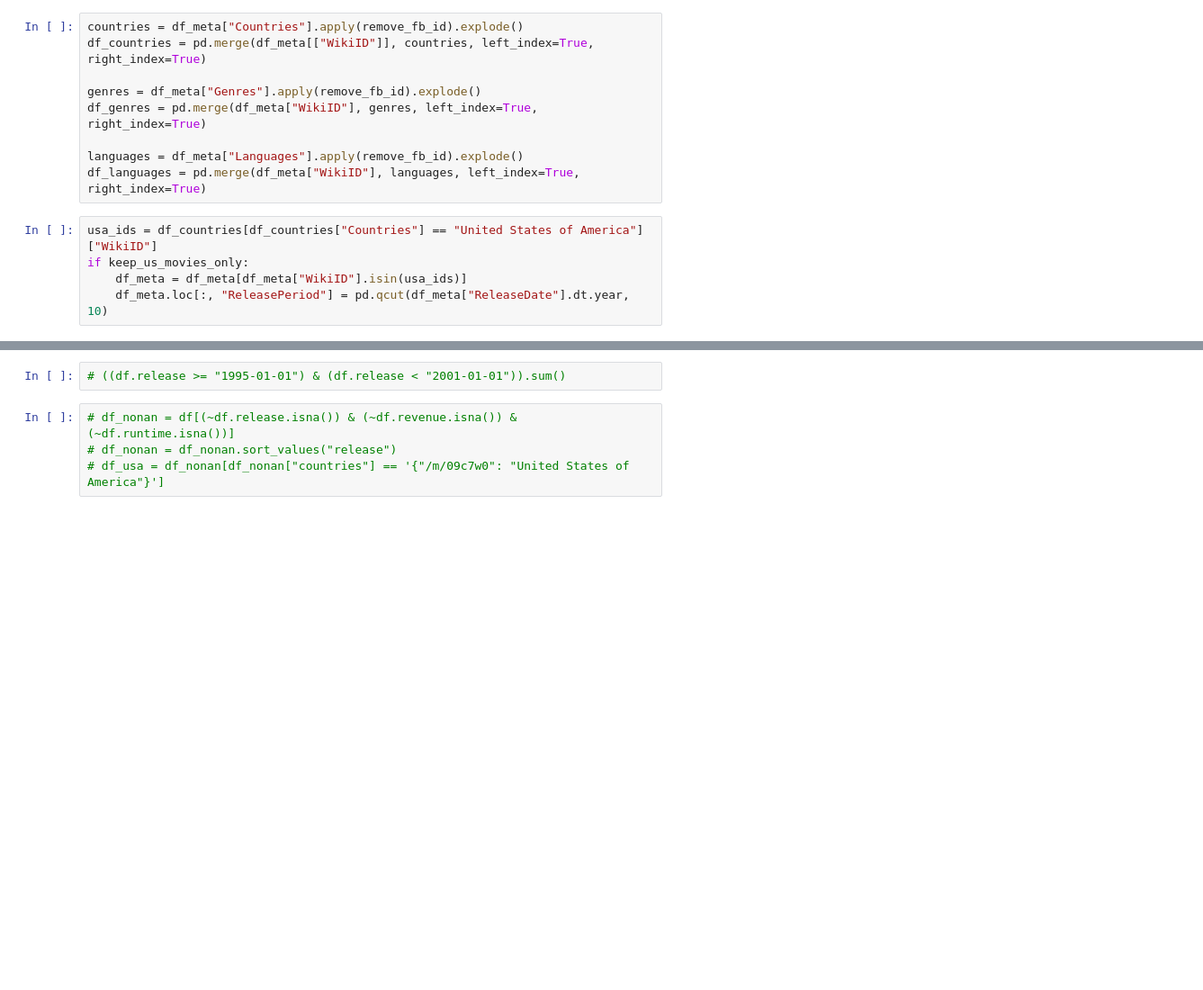
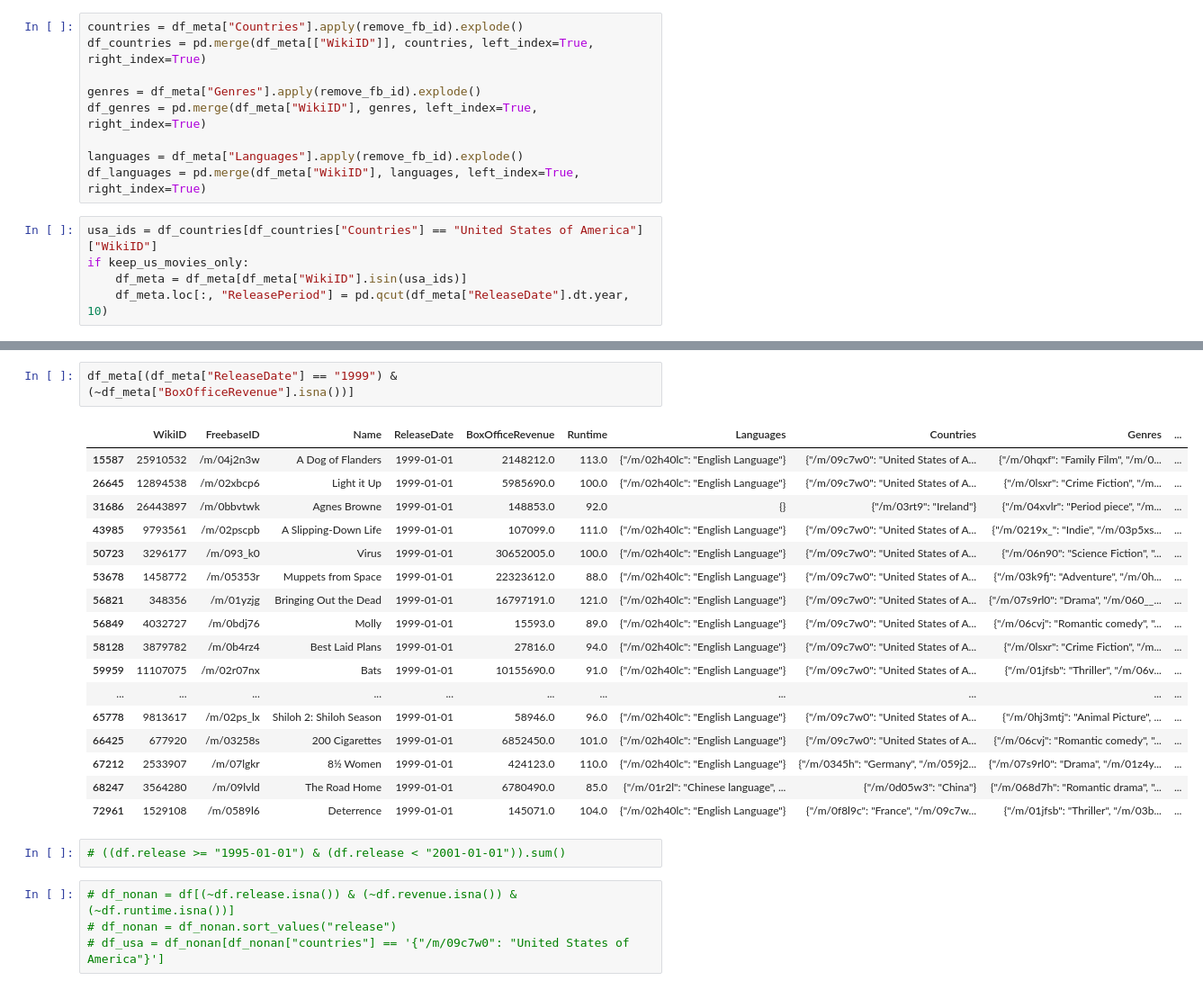
Before and after one commit to epfl-ada/ada-2022-project-adamax, a Jupyter notebook: src/nb_metadata.ipynb, the cells around one changed output, grey strips where cells are left out. Shown: that part at 90% size. Cells and saved outputs as stored; diff of their text form; blank space fills up the shorter version.

```diff
--- a/src/nb_metadata.ipynb
+++ b/src/nb_metadata.ipynb
@@ -71,3 +76,23 @@ pd.concat(genre_dfs.values(), axis=1, keys=genre_list).plot.line(figsize=(15,7))
+# %%
+df_meta[(df_meta["ReleaseDate"] == "1999") & (~df_meta["BoxOfficeRevenue"].isna())]
+# %% [output]
+|  | WikiID | FreebaseID | Name | ReleaseDate | BoxOfficeRevenue | Runtime | Languages | Countries | Genres | ... |
+| 15587 | 25910532 | /m/04j2n3w | A Dog of Flanders | 1999-01-01 | 2148212.0 | 113.0 | {"/m/02h40lc": "English Language"} | {"/m/09c7w0": "United States of A... | {"/m/0hqxf": "Family Film", "/m/0... | ... |
+| 26645 | 12894538 | /m/02xbcp6 | Light it Up | 1999-01-01 | 5985690.0 | 100.0 | {"/m/02h40lc": "English Language"} | {"/m/09c7w0": "United States of A... | {"/m/0lsxr": "Crime Fiction", "/m... | ... |
+| 31686 | 26443897 | /m/0bbvtwk | Agnes Browne | 1999-01-01 | 148853.0 | 92.0 | {} | {"/m/03rt9": "Ireland"} | {"/m/04xvlr": "Period piece", "/m... | ... |
+| 43985 | 9793561 | /m/02pscpb | A Slipping-Down Life | 1999-01-01 | 107099.0 | 111.0 | {"/m/02h40lc": "English Language"} | {"/m/09c7w0": "United States of A... | {"/m/0219x_": "Indie", "/m/03p5xs... | ... |
+| 50723 | 3296177 | /m/093_k0 | Virus | 1999-01-01 | 30652005.0 | 100.0 | {"/m/02h40lc": "English Language"} | {"/m/09c7w0": "United States of A... | {"/m/06n90": "Science Fiction", "... | ... |
+| 53678 | 1458772 | /m/05353r | Muppets from Space | 1999-01-01 | 22323612.0 | 88.0 | {"/m/02h40lc": "English Language"} | {"/m/09c7w0": "United States of A... | {"/m/03k9fj": "Adventure", "/m/0h... | ... |
+| 56821 | 348356 | /m/01yzjg | Bringing Out the Dead | 1999-01-01 | 16797191.0 | 121.0 | {"/m/02h40lc": "English Language"} | {"/m/09c7w0": "United States of A... | {"/m/07s9rl0": "Drama", "/m/060__... | ... |
+| 56849 | 4032727 | /m/0bdj76 | Molly | 1999-01-01 | 15593.0 | 89.0 | {"/m/02h40lc": "English Language"} | {"/m/09c7w0": "United States of A... | {"/m/06cvj": "Romantic comedy", "... | ... |
+| 58128 | 3879782 | /m/0b4rz4 | Best Laid Plans | 1999-01-01 | 27816.0 | 94.0 | {"/m/02h40lc": "English Language"} | {"/m/09c7w0": "United States of A... | {"/m/0lsxr": "Crime Fiction", "/m... | ... |
+| 59959 | 11107075 | /m/02r07nx | Bats | 1999-01-01 | 10155690.0 | 91.0 | {"/m/02h40lc": "English Language"} | {"/m/09c7w0": "United States of A... | {"/m/01jfsb": "Thriller", "/m/06v... | ... |
+| ... | ... | ... | ... | ... | ... | ... | ... | ... | ... | ... |
+| 65778 | 9813617 | /m/02ps_lx | Shiloh 2: Shiloh Season | 1999-01-01 | 58946.0 | 96.0 | {"/m/02h40lc": "English Language"} | {"/m/09c7w0": "United States of A... | {"/m/0hj3mtj": "Animal Picture", ... | ... |
+| 66425 | 677920 | /m/03258s | 200 Cigarettes | 1999-01-01 | 6852450.0 | 101.0 | {"/m/02h40lc": "English Language"} | {"/m/09c7w0": "United States of A... | {"/m/06cvj": "Romantic comedy", "... | ... |
+| 67212 | 2533907 | /m/07lgkr | 8½ Women | 1999-01-01 | 424123.0 | 110.0 | {"/m/02h40lc": "English Language"} | {"/m/0345h": "Germany", "/m/059j2... | {"/m/07s9rl0": "Drama", "/m/01z4y... | ... |
+| 68247 | 3564280 | /m/09lvld | The Road Home | 1999-01-01 | 6780490.0 | 85.0 | {"/m/01r2l": "Chinese language", ... | {"/m/0d05w3": "China"} | {"/m/068d7h": "Romantic drama", "... | ... |
+| 72961 | 1529108 | /m/0589l6 | Deterrence | 1999-01-01 | 145071.0 | 104.0 | {"/m/02h40lc": "English Language"} | {"/m/0f8l9c": "France", "/m/09c7w... | {"/m/01jfsb": "Thriller", "/m/03b... | ... |
 # %%
 # ((df.release >= "1995-01-01") & (df.release < "2001-01-01")).sum()
 # %%
```
Also changed, not shown: parts of 5 cells of this notebook, 1 other file.
